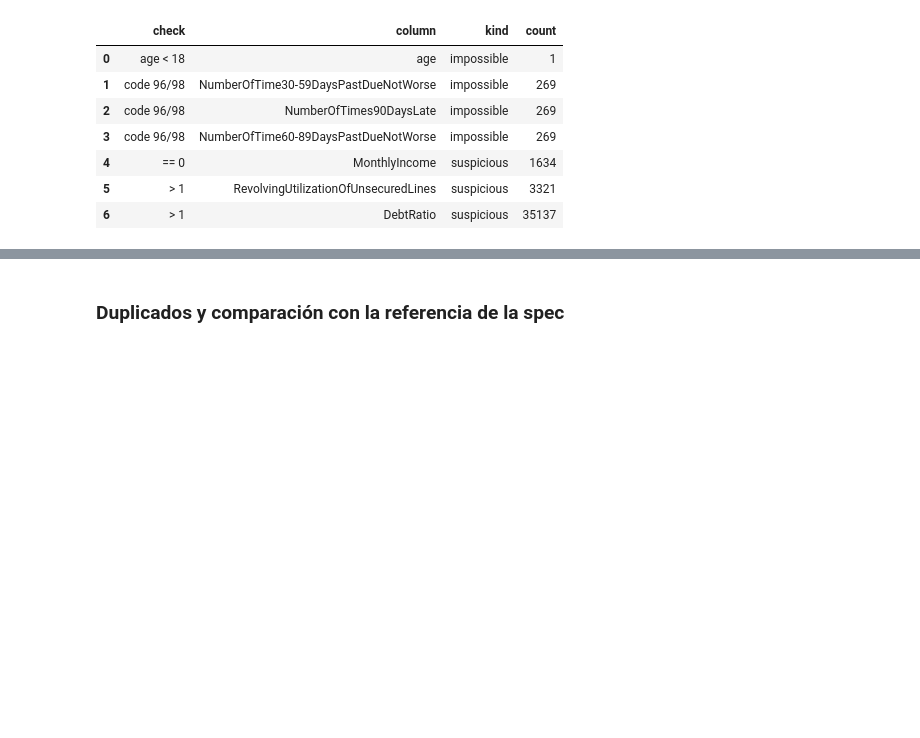
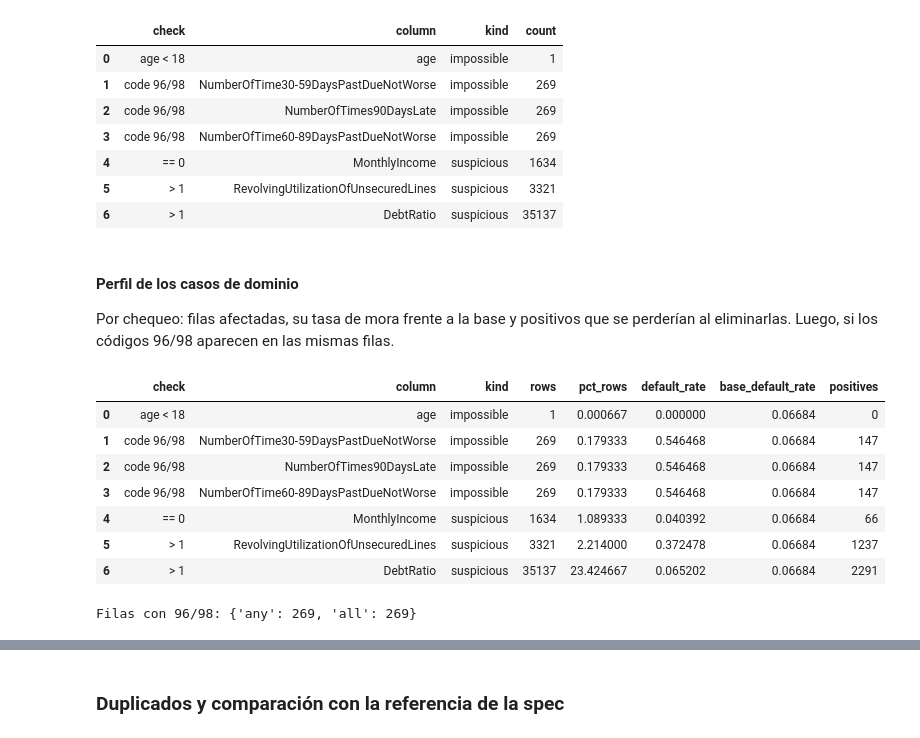
Before and after one commit to marcelamu9/give-me-some-credit, a Jupyter notebook: notebooks/01-eda.ipynb, the cells around one changed output, grey strips where cells are left out. Cells and saved outputs as stored; diff of their text form; code cells hidden in the pictures; blank space fills up the shorter version.

```diff
--- a/notebooks/01-eda.ipynb
+++ b/notebooks/01-eda.ipynb
@@ -103,3 +103,20 @@ display(quality.domain_issues(raw))
 | 4 | == 0 | MonthlyIncome | suspicious | 1634 |
 | 5 | > 1 | RevolvingUtilizationOfUnsecuredLines | suspicious | 3321 |
 | 6 | > 1 | DebtRatio | suspicious | 35137 |
+# %% [markdown]
+#### Perfil de los casos de dominio
+
+Por chequeo: filas afectadas, su tasa de mora frente a la base y positivos que se perderían al eliminarlas. Luego, si los códigos 96/98 aparecen en las mismas filas.
+# %%
+display(quality.domain_issue_profile(raw, cfg.target))
+print("Filas con 96/98:", quality.past_due_code_overlap(raw))
+# %% [output]
+|  | check | column | kind | rows | pct_rows | default_rate | base_default_rate | positives |
+| 0 | age < 18 | age | impossible | 1 | 0.000667 | 0.000000 | 0.06684 | 0 |
+| 1 | code 96/98 | NumberOfTime30-59DaysPastDueNotWorse | impossible | 269 | 0.179333 | 0.546468 | 0.06684 | 147 |
+| 2 | code 96/98 | NumberOfTimes90DaysLate | impossible | 269 | 0.179333 | 0.546468 | 0.06684 | 147 |
+| 3 | code 96/98 | NumberOfTime60-89DaysPastDueNotWorse | impossible | 269 | 0.179333 | 0.546468 | 0.06684 | 147 |
+| 4 | == 0 | MonthlyIncome | suspicious | 1634 | 1.089333 | 0.040392 | 0.06684 | 66 |
+| 5 | > 1 | RevolvingUtilizationOfUnsecuredLines | suspicious | 3321 | 2.214000 | 0.372478 | 0.06684 | 1237 |
+| 6 | > 1 | DebtRatio | suspicious | 35137 | 23.424667 | 0.065202 | 0.06684 | 2291 |
+Filas con 96/98: {'any': 269, 'all': 269}
```
Also changed, not shown: parts of 4 cells of this notebook, 5 other files.
